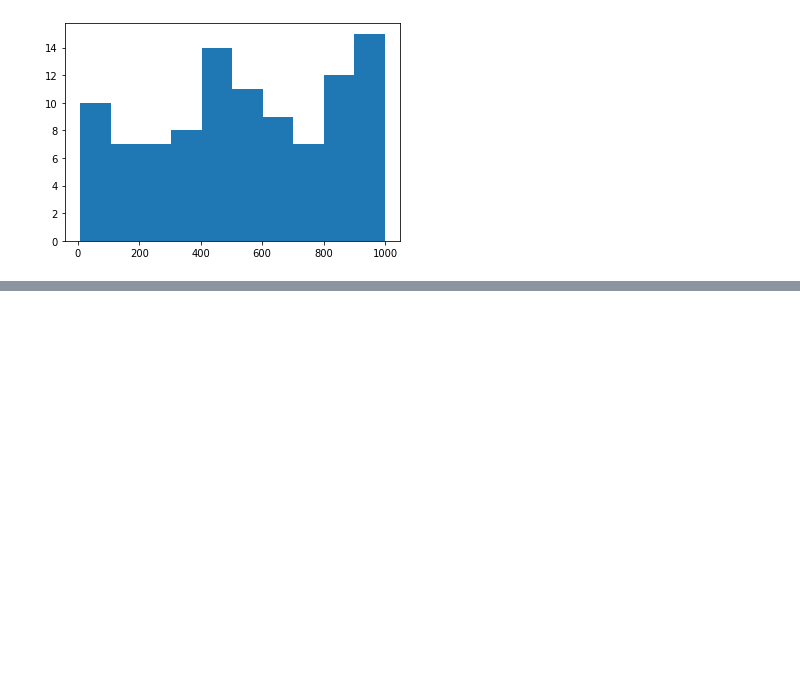
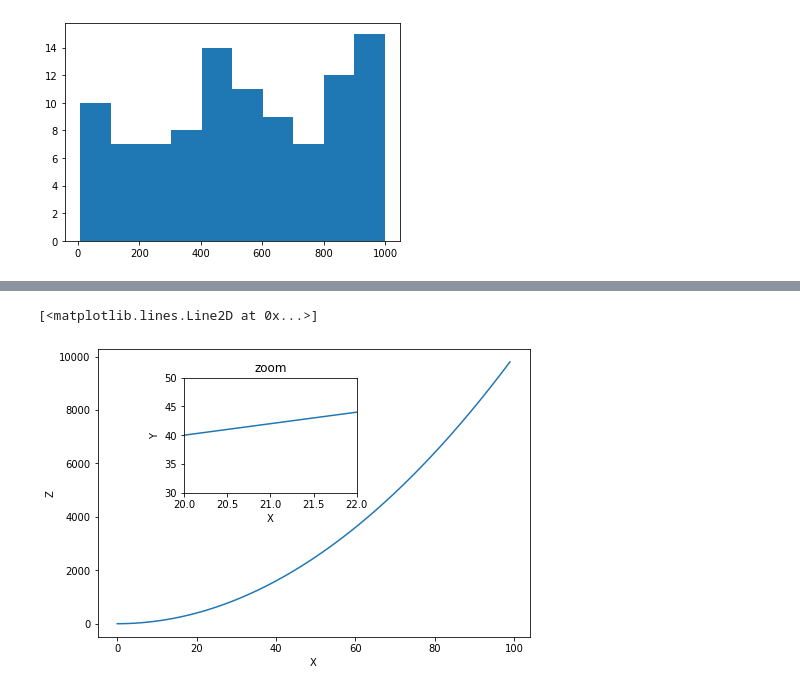
Before and after one commit to Sojiknight/PyDatSciStuds, a Jupyter notebook: Data visualization section.ipynb, the cells around one changed output, grey strips where cells are left out. Saved outputs shown, nothing was run; the diff lists cells and outputs as text; code cells hidden in the pictures; blank space fills up the shorter version.

```diff
--- a/Data visualization section.ipynb
+++ b/Data visualization section.ipynb
@@ -410,0 +447,19 @@ plt.hist(data)
+# %%
+fig3 = plt.figure()
+
+ax_1 = fig3.add_axes([0,0,1,1])
+ax_2 = fig3.add_axes([0.2,.5,.4,.4])
+
+ax_1.set_xlabel('X')
+ax_1.set_ylabel('Z')
+ax_1.plot(x,z)
+
+ax_2.set_xlabel('X')
+ax_2.set_ylabel('Y')
+ax_2.set_title('zoom')
+ax_2.set_xlim([20,22])
+ax_2.set_ylim([30,50])
+ax_2.plot(x,y)
+# %% [output]
+[<matplotlib.lines.Line2D at 0x...>]
+[figure, added]
```
Also changed, not shown: parts of 11 cells of this notebook.
